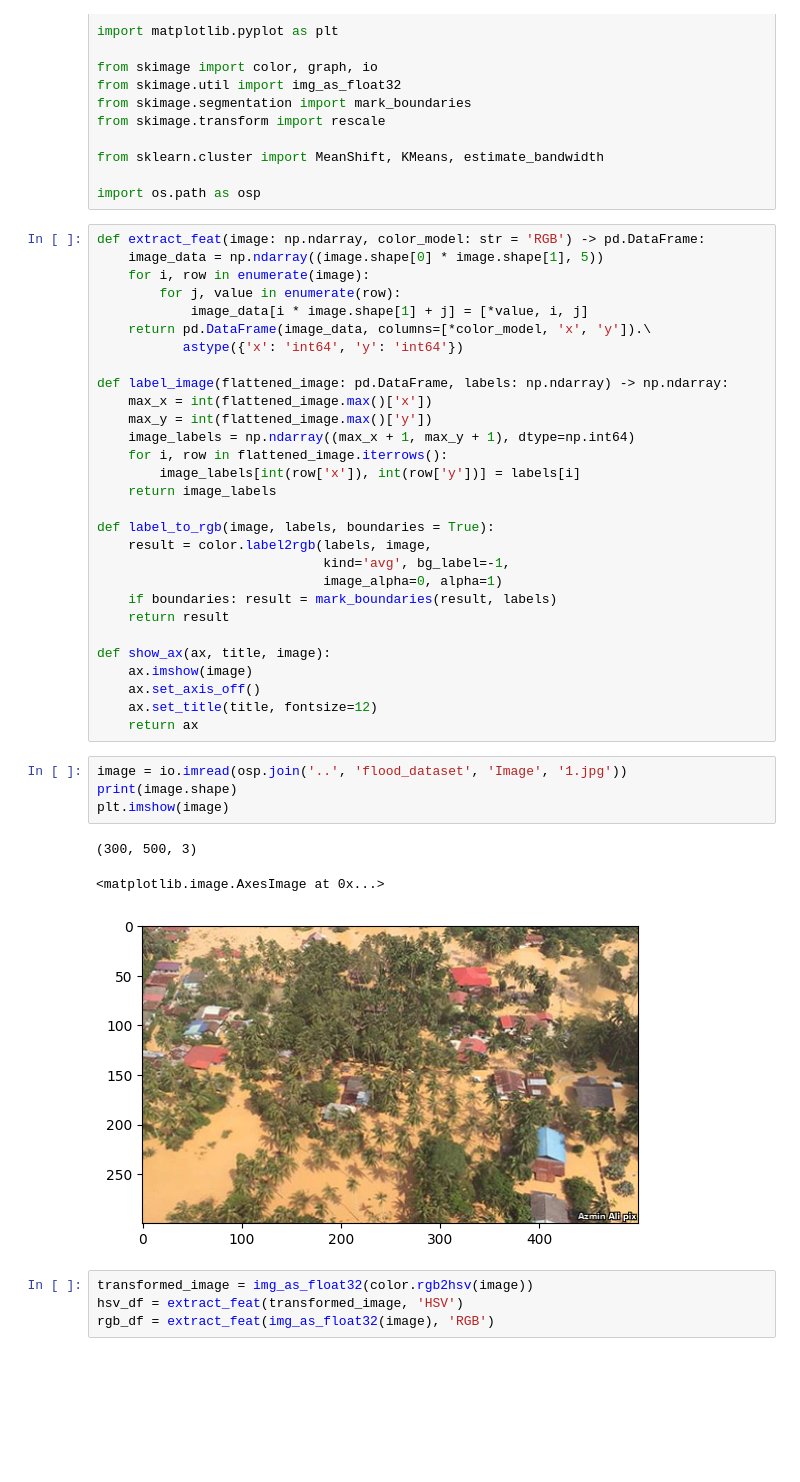
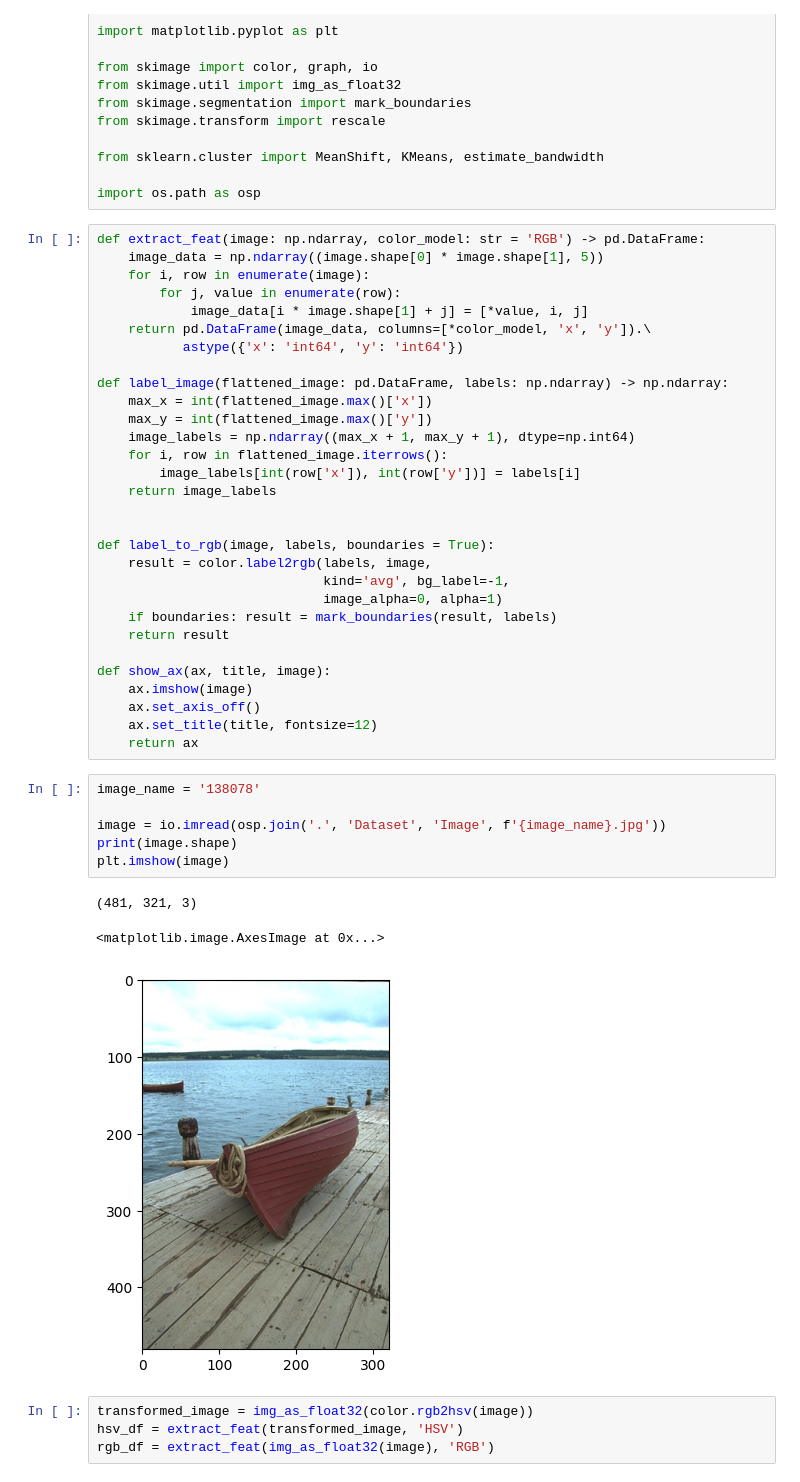
Before and after one commit to Ngoc-Cac/ML-Group2, a Jupyter notebook: main.ipynb, the cells around one changed output. Saved outputs shown, nothing was run; the diff lists cells and outputs as text; blank space fills up the shorter version.

Commit message:
updated dataset
removed and added new pictures

```diff
--- a/main.ipynb
+++ b/main.ipynb
@@ -29,6 +29,7 @@ def label_image(flattened_image: pd.DataFrame, labels: np.ndarray) -> np.ndarray
         image_labels[int(row['x']), int(row['y'])] = labels[i]
     return image_labels
 
+
 def label_to_rgb(image, labels, boundaries = True):
     result = color.label2rgb(labels, image,
                              kind='avg', bg_label=-1,
@@ -42,13 +43,15 @@ def show_ax(ax, title, image):
     ax.set_title(title, fontsize=12)
     return ax
 # %%
-image = io.imread(osp.join('..', 'flood_dataset', 'Image', '1.jpg'))
+image_name = '138078'
+
+image = io.imread(osp.join('.', 'Dataset', 'Image', f'{image_name}.jpg'))
 print(image.shape)
 plt.imshow(image)
 # %% [output]
-(300, 500, 3)
+(481, 321, 3)
 <matplotlib.image.AxesImage at 0x...>
-[figure, old version]
+[figure, new version]
 # %%
 transformed_image = img_as_float32(color.rgb2hsv(image))
 hsv_df = extract_feat(transformed_image, 'HSV')
```
Also changed, not shown: parts of 17 cells of this notebook, 13 other files.
